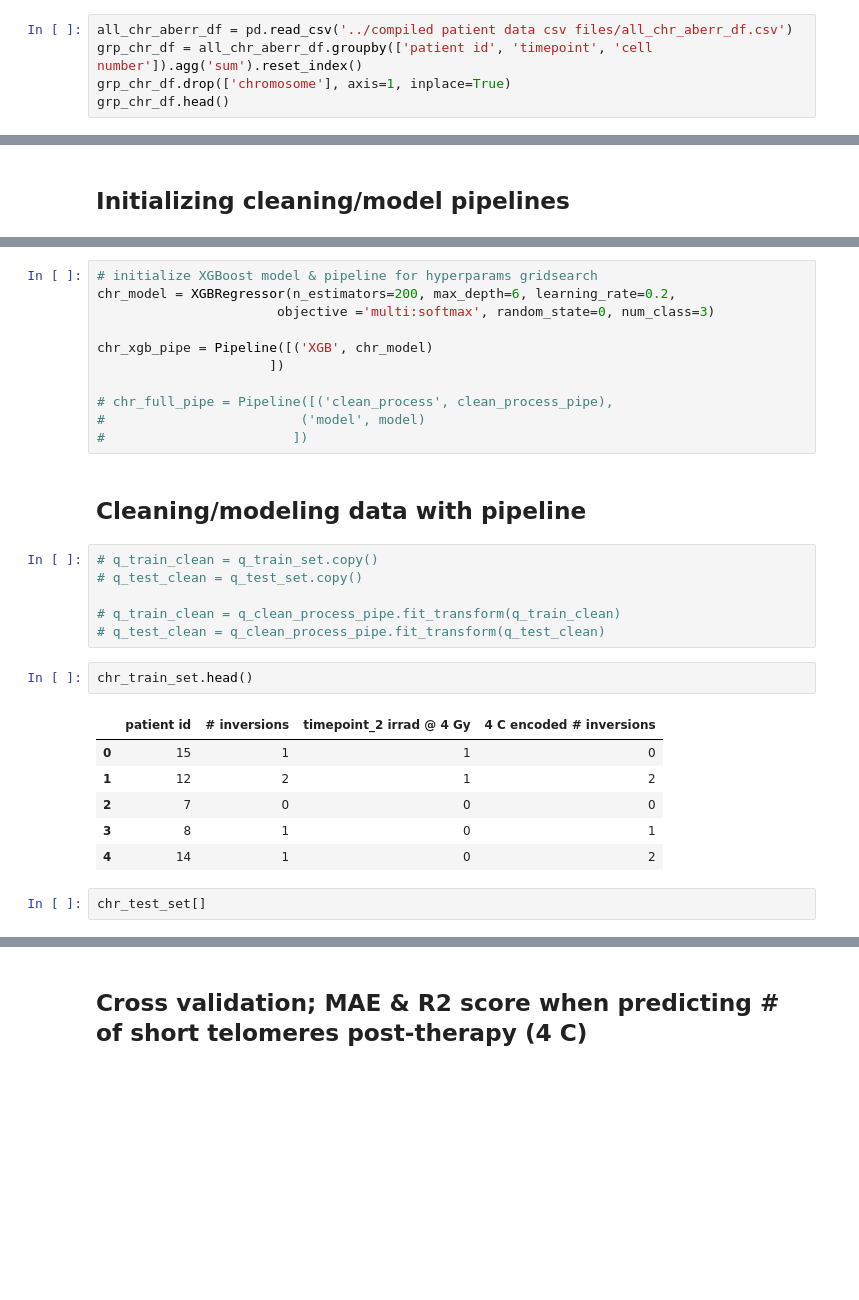
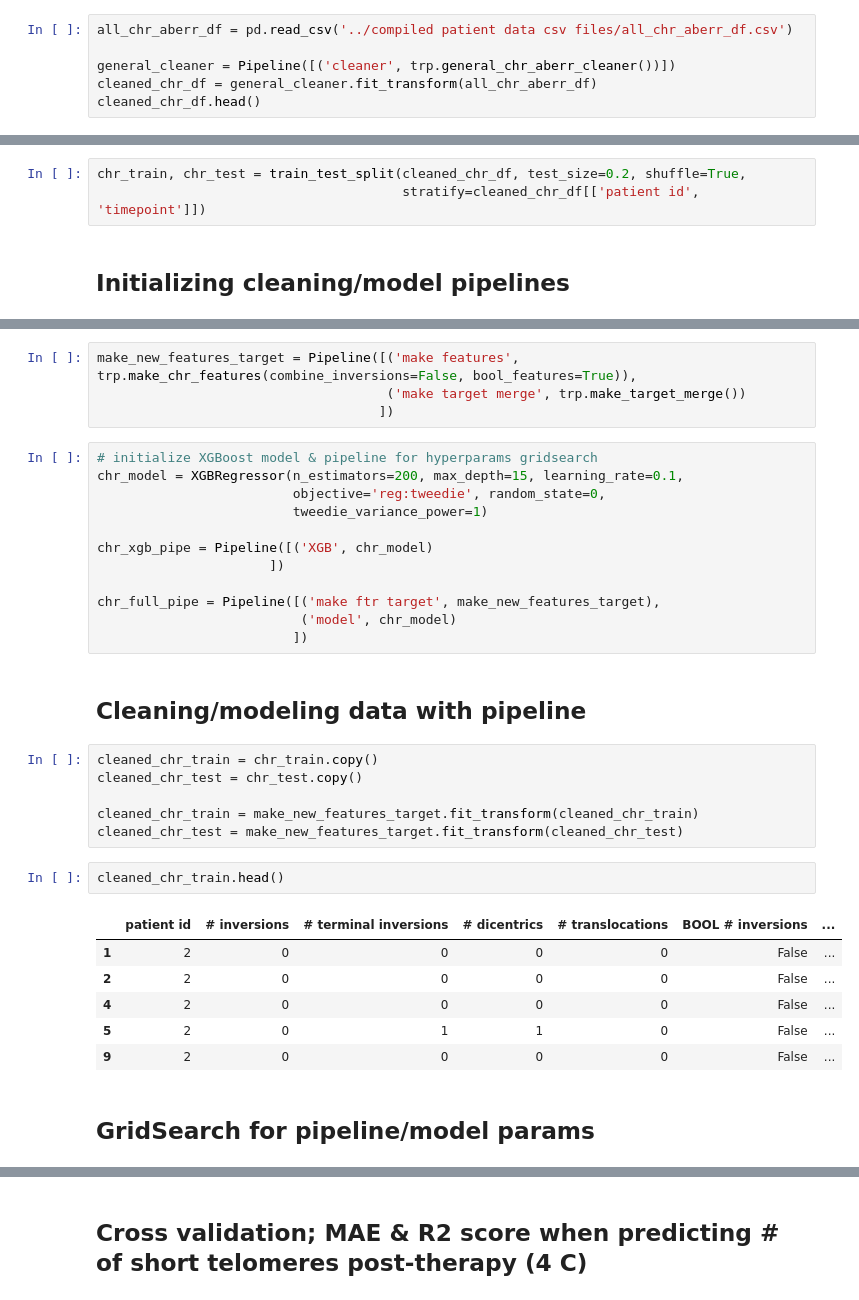
Before and after one commit to Jared-Luxton/radiation-therapy-machine-learning, a Jupyter notebook: workflow & notebooks/03a Radiation Sensitivity of Patients Data Machine Learning.ipynb, the cells around one changed output, grey strips where cells are left out. Saved outputs shown, nothing was run; the diff lists cells and outputs as text; blank space fills up the shorter version.

```diff
--- a/workflow & notebooks/03a Radiation Sensitivity of Patients Data Machine Learning.ipynb
+++ b/workflow & notebooks/03a Radiation Sensitivity of Patients Data Machine Learning.ipynb
@@ -510,6 +358,7 @@ plt.savefig('predicting # short telos 3 months post.png')
 # %%
 all_chr_aberr_df = pd.read_csv('../compiled patient data csv files/all_chr_aberr_df.csv')
-grp_chr_df = all_chr_aberr_df.groupby(['patient id', 'timepoint', 'cell number']).agg('sum').reset_index()
-grp_chr_df.drop(['chromosome'], axis=1, inplace=True)
-grp_chr_df.head()
+
+general_cleaner = Pipeline([('cleaner', trp.general_chr_aberr_cleaner())])
+cleaned_chr_df = general_cleaner.fit_transform(all_chr_aberr_df)
+cleaned_chr_df.head()
 # %% [output]
@@ -578,2 +373,5 @@ chr_test_set = pd.concat([X_test, y_test], axis=1).reset_index(drop=True)
+# %%
+chr_train, chr_test = train_test_split(cleaned_chr_df, test_size=0.2, shuffle=True,
+                                       stratify=cleaned_chr_df[['patient id', 'timepoint']])
 # %% [markdown]
 ## Initializing cleaning/model pipelines
@@ -587,30 +378,35 @@ from xgboost import XGBClassifier
+# %%
+make_new_features_target = Pipeline([('make features', trp.make_chr_features(combine_inversions=False, bool_features=True)),
+                                     ('make target merge', trp.make_target_merge())
+                                    ])
 # %%
 # initialize XGBoost model & pipeline for hyperparams gridsearch
-chr_model = XGBRegressor(n_estimators=200, max_depth=6, learning_rate=0.2,
-                       objective ='multi:softmax', random_state=0, num_class=3)
+chr_model = XGBRegressor(n_estimators=200, max_depth=15, learning_rate=0.1,
+                         objective='reg:tweedie', random_state=0,
+                         tweedie_variance_power=1)
 
 chr_xgb_pipe = Pipeline([('XGB', chr_model)
                       ])
 
-# chr_full_pipe = Pipeline([('clean_process', clean_process_pipe),
-#                         ('model', model)
-#                        ])
+chr_full_pipe = Pipeline([('make ftr target', make_new_features_target),
+                          ('model', chr_model)
+                         ])
 # %% [markdown]
 ## Cleaning/modeling data with pipeline
-# %%
-# q_train_clean = q_train_set.copy()
-# q_test_clean = q_test_set.copy()
-
-# q_train_clean = q_clean_process_pipe.fit_transform(q_train_clean)
-# q_test_clean = q_clean_process_pipe.fit_transform(q_test_clean)
+# %%
+cleaned_chr_train = chr_train.copy()
+cleaned_chr_test = chr_test.copy()
+
+cleaned_chr_train = make_new_features_target.fit_transform(cleaned_chr_train)
+cleaned_chr_test = make_new_features_target.fit_transform(cleaned_chr_test)
 # %%
-chr_train_set.head()
+cleaned_chr_train.head()
 # %% [output]
-|  | patient id | # inversions | timepoint_2 irrad @ 4 Gy | 4 C encoded # inversions |
-| 0 | 15 | 1 | 1 | 0 |
-| 1 | 12 | 2 | 1 | 2 |
-| 2 | 7 | 0 | 0 | 0 |
-| 3 | 8 | 1 | 0 | 1 |
-| 4 | 14 | 1 | 0 | 2 |
+|  | patient id | # inversions | # terminal inversions | # dicentrics | # translocations | BOOL # inversions | ... |
+| 1 | 2 | 0 | 0 | 0 | 0 | False | ... |
+| 2 | 2 | 0 | 0 | 0 | 0 | False | ... |
+| 4 | 2 | 0 | 0 | 0 | 0 | False | ... |
+| 5 | 2 | 0 | 1 | 1 | 0 | False | ... |
+| 9 | 2 | 0 | 0 | 0 | 0 | False | ... |
-# %%
-chr_test_set[]
+# %% [markdown]
+## GridSearch for pipeline/model params
```
Also changed, not shown: parts of 43 cells of this notebook, 2 other files.
